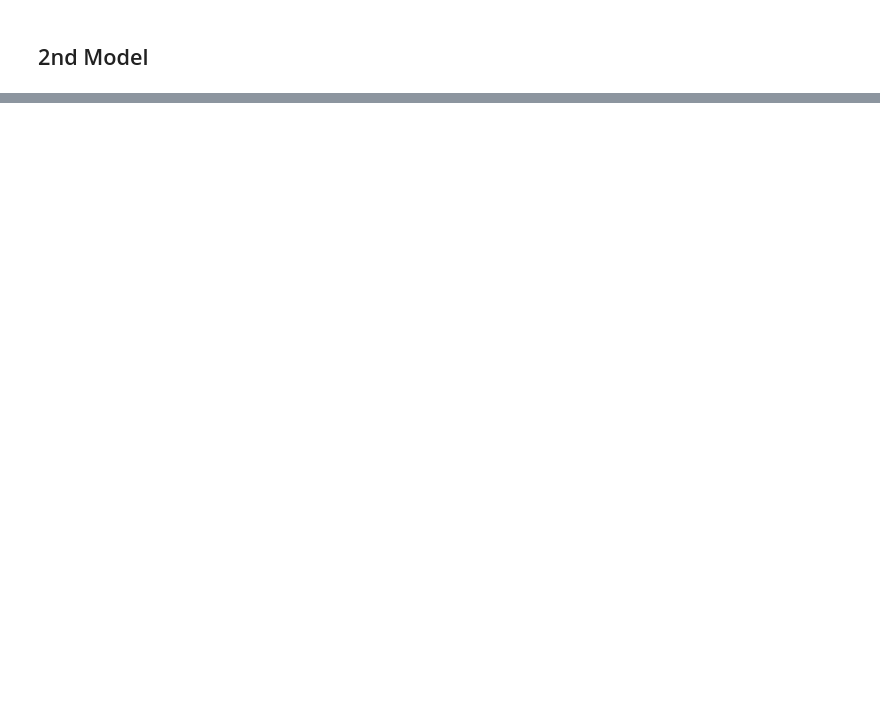
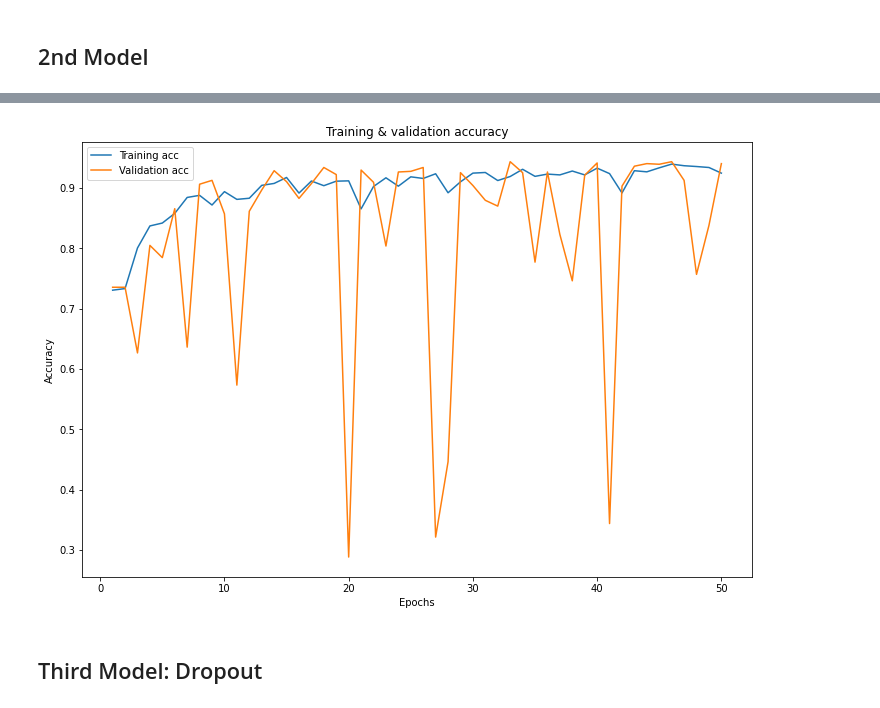
Before and after one commit to bentoler22/Flatiron_Phase_4_Project, a Jupyter notebook: Chest_Xray_Pneumonia_Classification.ipynb, the cells around one changed output, grey strips where cells are left out. Cells and saved outputs as stored; diff of their text form; code cells hidden in the pictures; blank space fills up the shorter version.

```diff
--- a/Chest_Xray_Pneumonia_Classification.ipynb
+++ b/Chest_Xray_Pneumonia_Classification.ipynb
@@ -178,0 +288,15 @@ results_val = model_2.evaluate(X_val, y_val)
+# %%
+model_2_2 = models.Sequential()
+model_2_2.add(layers.Dense(8, activation='relu', input_shape=(196608,))) # 4 hidden layer
+model_2_2.add(layers.Dense(4, activation='relu'))
+model_2_2.add(layers.Dense(1, activation='sigmoid'))
+
+model_2_2.compile(optimizer='sgd',
+              loss='binary_crossentropy',
+              metrics=['accuracy'])
+
+history_2_2 = model_2_2.fit(X_train,
+                    y_train,
+                    epochs=50,
+                    batch_size=96,
+                    validation_data=(X_val, y_val))
@@ -178,0 +321,22 @@ results_val = model_2.evaluate(X_val, y_val)
+# %%
+# Access the history attribute and store the dictionary
+model_22_val_dict = history_2_2.history
+# Print the keys
+model_22_val_dict.keys()
+
+fig, ax = plt.subplots(figsize=(12, 8))
+
+acc_values = model_22_val_dict['accuracy']
+val_acc_values = model_22_val_dict['val_accuracy']
+
+epochs = range(1, len(acc_values) + 1)
+ax.plot(epochs, acc_values, label='Training acc')
+ax.plot(epochs, val_acc_values, label='Validation acc')
+ax.set_title('Training & validation accuracy')
+ax.set_xlabel('Epochs')
+ax.set_ylabel('Accuracy')
+ax.legend();
+# %% [output]
+[figure, added]
+# %% [markdown]
+## Third Model: Dropout
```
Also changed, not shown: parts of 53 cells of this notebook, 1 other file.
